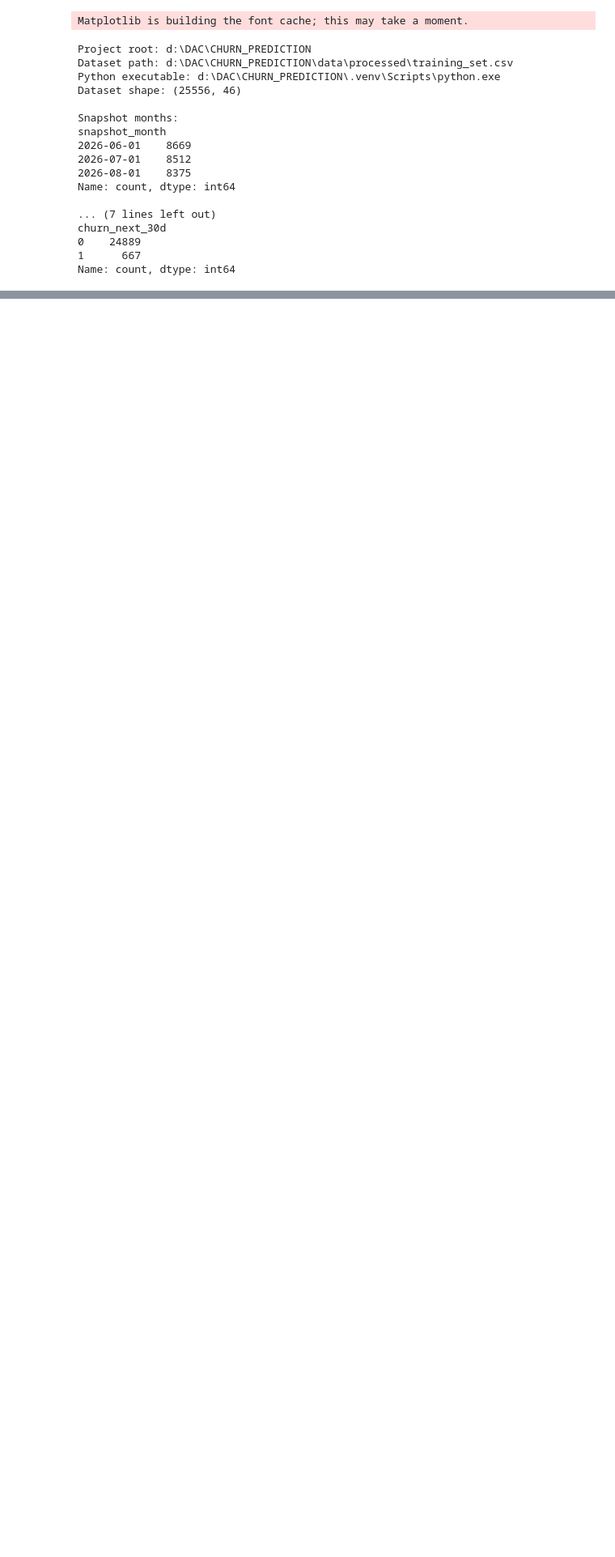
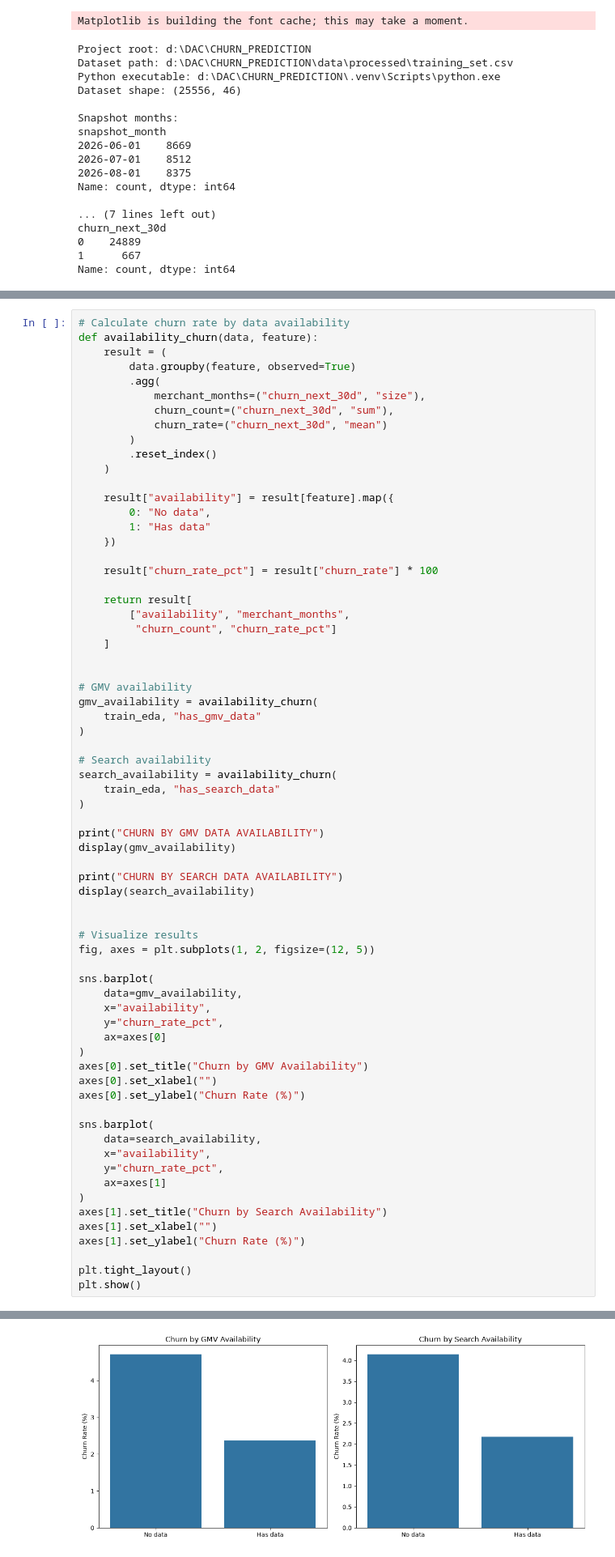
Before and after one commit to LinhNguyenkhanh123/churn-prediction, a Jupyter notebook: notebooks/eda.ipynb, the cells around one changed output, grey strips where cells are left out. Shown at 81% size. Cells and saved outputs as stored; diff of their text form; blank space fills up the shorter version.

```diff
--- a/notebooks/eda.ipynb
+++ b/notebooks/eda.ipynb
@@ -89,0 +256,69 @@ Name: count, dtype: int64
+# %%
+# Calculate churn rate by data availability
+def availability_churn(data, feature):
+    result = (
+        data.groupby(feature, observed=True)
+        .agg(
+            merchant_months=("churn_next_30d", "size"),
+            churn_count=("churn_next_30d", "sum"),
+            churn_rate=("churn_next_30d", "mean")
+        )
+        .reset_index()
+    )
+
+    result["availability"] = result[feature].map({
+        0: "No data",
+        1: "Has data"
+    })
+
+    result["churn_rate_pct"] = result["churn_rate"] * 100
+
+    return result[
+        ["availability", "merchant_months",
+         "churn_count", "churn_rate_pct"]
+    ]
+
+
+# GMV availability
+gmv_availability = availability_churn(
+    train_eda, "has_gmv_data"
+)
+
+# Search availability
+search_availability = availability_churn(
+    train_eda, "has_search_data"
+)
+
+print("CHURN BY GMV DATA AVAILABILITY")
+display(gmv_availability)
+
+print("CHURN BY SEARCH DATA AVAILABILITY")
+display(search_availability)
+
+
+# Visualize results
+fig, axes = plt.subplots(1, 2, figsize=(12, 5))
+
+sns.barplot(
+    data=gmv_availability,
+    x="availability",
+    y="churn_rate_pct",
+    ax=axes[0]
+)
+axes[0].set_title("Churn by GMV Availability")
+axes[0].set_xlabel("")
+axes[0].set_ylabel("Churn Rate (%)")
+
+sns.barplot(
+    data=search_availability,
+    x="availability",
+    y="churn_rate_pct",
+    ax=axes[1]
+)
+axes[1].set_title("Churn by Search Availability")
+axes[1].set_xlabel("")
+axes[1].set_ylabel("Churn Rate (%)")
+
+plt.tight_layout()
+plt.show()
+# %% [output]
@@ -89,0 +333 @@ Name: count, dtype: int64
+[figure, added]
```
Also changed, not shown: parts of 57 cells of this notebook.
